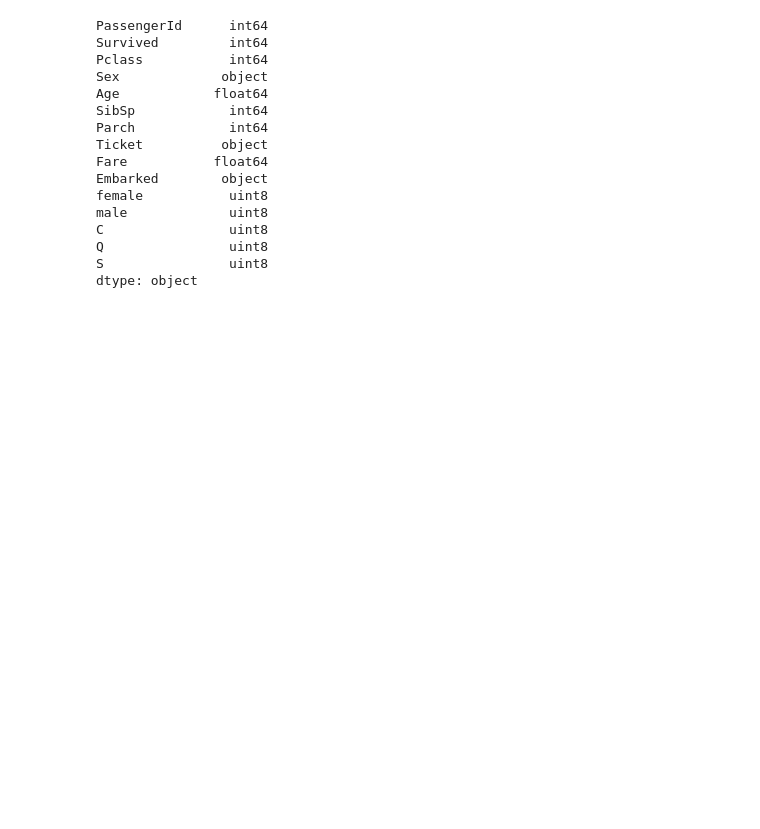
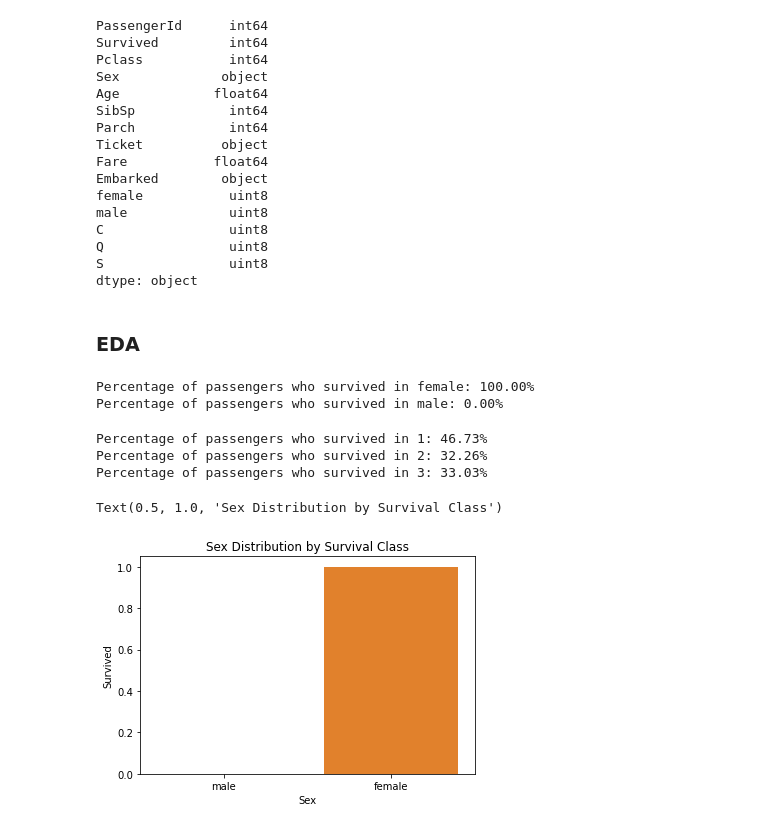
Before and after one commit to barshakc/PRODIGY_DS_02, a Jupyter notebook: Titanic_Dataset.ipynb, the cells around one changed output. Saved outputs shown, nothing was run; the diff lists cells and outputs as text; code cells hidden in the pictures; blank space fills up the shorter version.

```diff
--- a/Titanic_Dataset.ipynb
+++ b/Titanic_Dataset.ipynb
@@ -209,3 +209,14 @@ C                uint8
 Q                uint8
 S                uint8
 dtype: object
+# %% [markdown]
+### EDA
+# %%
+# Group the DataFrame by 'sex' and calculate the mean survival rate
+survival_by_sex = df.groupby(['Sex'])['Survived'].mean() * 100
+
+for sex, percentage in survival_by_sex.items():
+    print(f"Percentage of passengers who survived in {sex}: {percentage:.2f}%")
+# %% [output]
+Percentage of passengers who survived in female: 100.00%
+Percentage of passengers who survived in male: 0.00%
@@ -211,0 +229,16 @@ dtype: object
+# %%
+# Group the DataFrame by 'Embarked' and calculate the mean survival rate
+survival_by_Pclass = df.groupby(['Pclass'])['Survived'].mean() * 100
+
+for pclass, percentage in survival_by_Pclass.items():
+    print(f"Percentage of passengers who survived in {pclass}: {percentage:.2f}%")
+# %% [output]
+Percentage of passengers who survived in 1: 46.73%
+Percentage of passengers who survived in 2: 32.26%
+Percentage of passengers who survived in 3: 33.03%
+# %%
+sns.barplot(x='Sex',y='Survived',data=df)
+plt.title('Sex Distribution by Survival Class')
+# %% [output]
+Text(0.5, 1.0, 'Sex Distribution by Survival Class')
+[figure, added]
```
Also changed, not shown: parts of 6 cells of this notebook.
